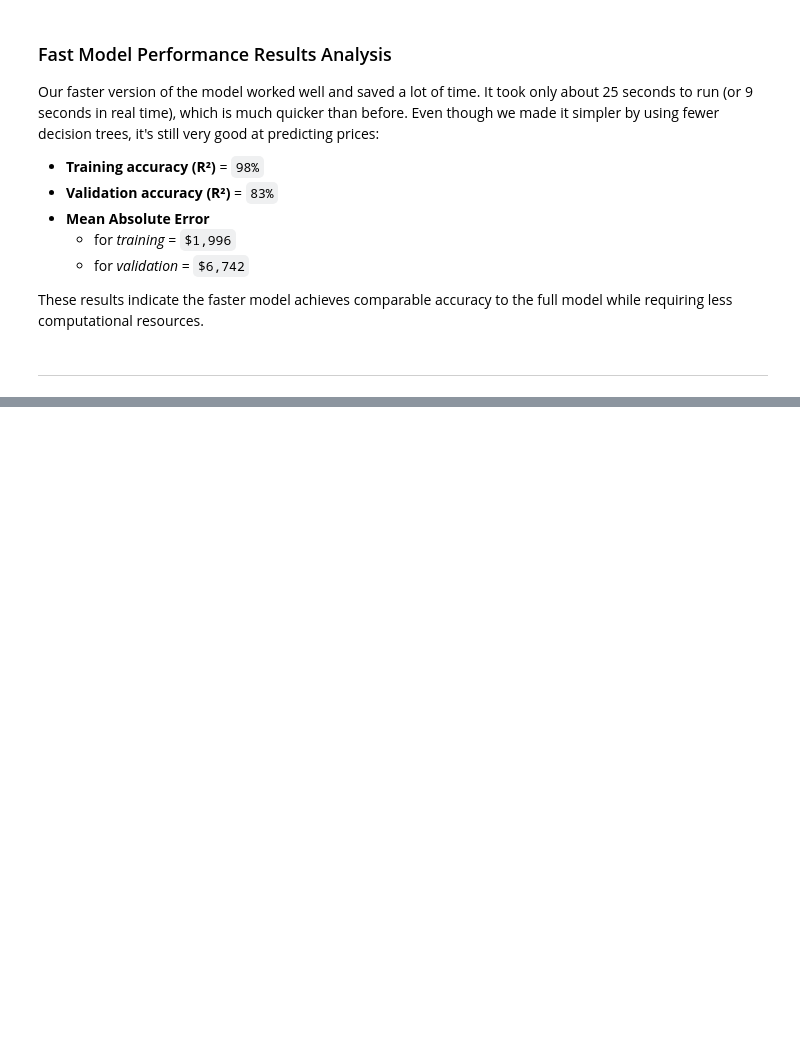
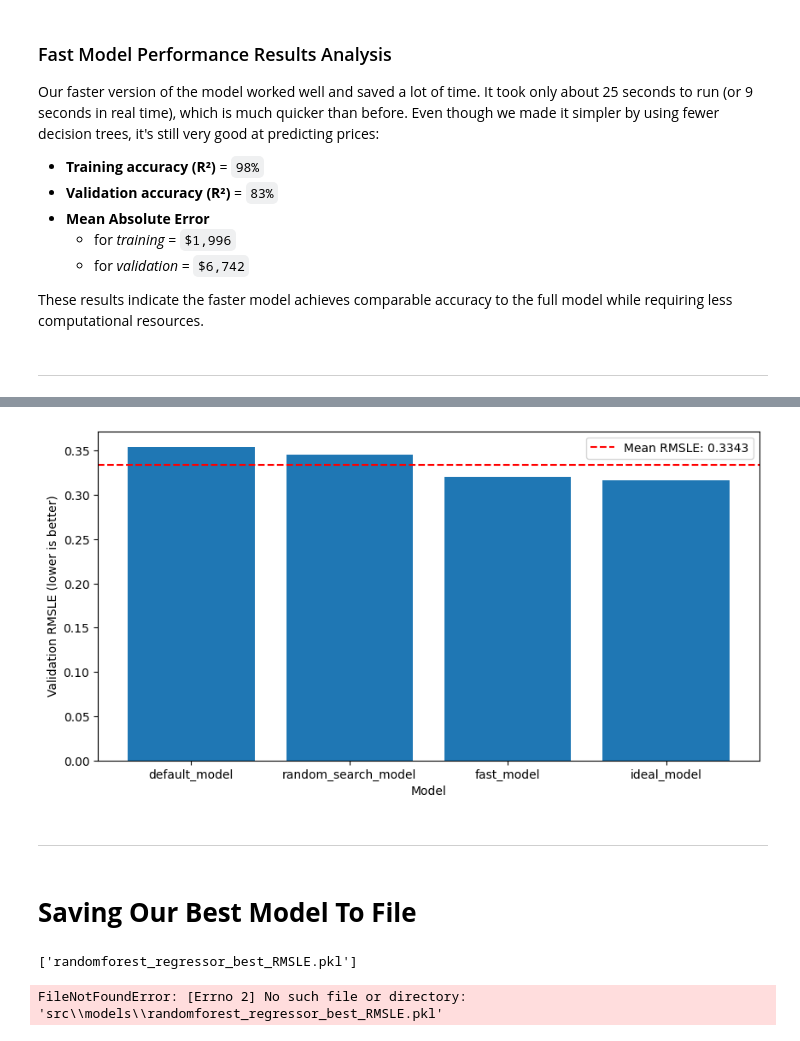
Before and after one commit to Blignaut24/About-BulldozerPriceGenius-_BPG-_v2, a Jupyter notebook: jupyter_notebooks/05_model_training_and_evaluation.ipynb, the cells around one changed output, grey strips where cells are left out. Cells and saved outputs as stored; diff of their text form; code cells hidden in the pictures; blank space fills up the shorter version.

```diff
--- a/jupyter_notebooks/05_model_training_and_evaluation.ipynb
+++ b/jupyter_notebooks/05_model_training_and_evaluation.ipynb
@@ -1407,0 +1418,16 @@ These results indicate the faster model achieves comparable accuracy to the full
+# %%
+# Add names of models to dictionaries
+base_model_scores["model_name"] = "default_model"
+rs_model_scores["model_name"] = "random_search_model"
+ideal_model_scores["model_name"] = "ideal_model"
+fast_model_scores["model_name"] = "fast_model"
+
+# Turn all model score dictionaries into a list
+all_model_scores = [base_model_scores,
+                    rs_model_scores,
+                    ideal_model_scores,
+                    fast_model_scores]
+
+# Create DataFrame and sort model scores by validation RMSLE
+model_comparison_df = pd.DataFrame(all_model_scores).sort_values(by="Valid RMSLE", ascending=False)
+model_comparison_df.head()
@@ -1407,0 +1449,44 @@ These results indicate the faster model achieves comparable accuracy to the full
+# %%
+# Get mean RSMLE score of all models
+mean_rsmle_score = model_comparison_df["Valid RMSLE"].mean()
+
+# Plot validation RMSLE against each other
+plt.figure(figsize=(10, 5))
+plt.bar(x=model_comparison_df["model_name"],
+        height=model_comparison_df["Valid RMSLE"].values)
+plt.xlabel("Model")
+plt.ylabel("Validation RMSLE (lower is better)")
+plt.xticks(rotation=0, fontsize=10);
+plt.axhline(y=mean_rsmle_score,
+            color="red",
+            linestyle="--",
+            label=f"Mean RMSLE: {mean_rsmle_score:.4f}")
+plt.legend();
+# %% [output]
+[figure, added]
+# %% [markdown]
+---
+# %% [markdown]
+# **Saving Our Best Model To File**
+# %%
+import joblib
+
+bulldozer_price_prediction_model_name = "randomforest_regressor_best_RMSLE.pkl"
+
+# Save model to file
+joblib.dump(value=ideal_model,
+            filename=bulldozer_price_prediction_model_name)
+# %% [output]
+['randomforest_regressor_best_RMSLE.pkl']
+# %%
+import joblib
+import os
+
+# Define the model name and the path to save the model
+bulldozer_price_prediction_model_name = "randomforest_regressor_best_RMSLE.pkl"
+model_save_path = os.path.join("src", "models", bulldozer_price_prediction_model_name)
+
+# Save model to file
+joblib.dump(value=ideal_model, filename=model_save_path)
+# %% [output]
+FileNotFoundError: [Errno 2] No such file or directory: 'src\\models\\randomforest_regressor_best_RMSLE.pkl'
```
Also changed, not shown: parts of 4 cells of this notebook.
